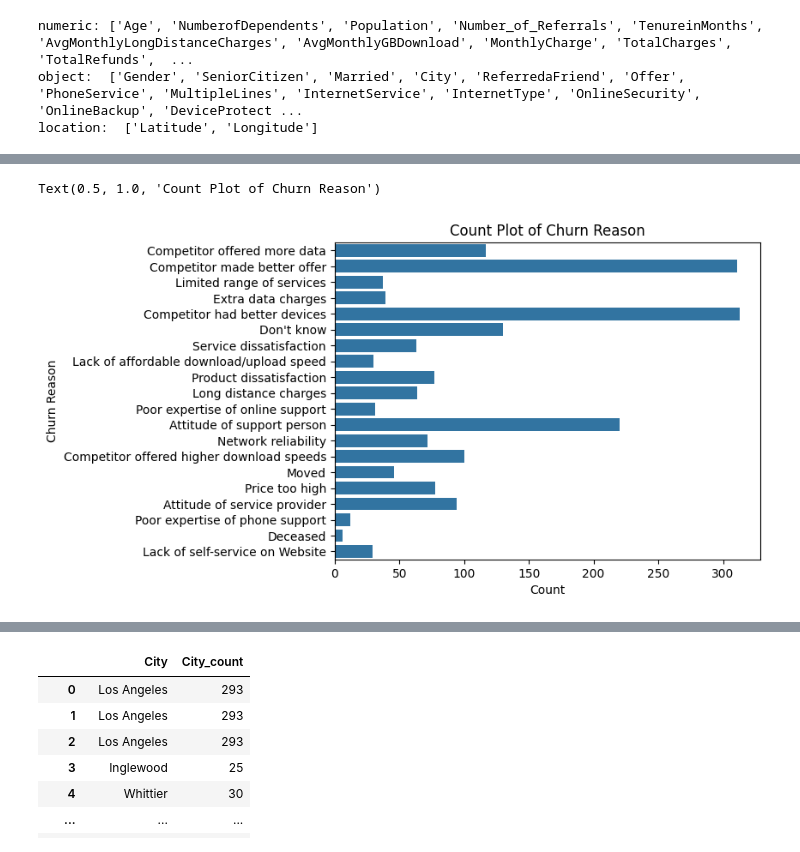
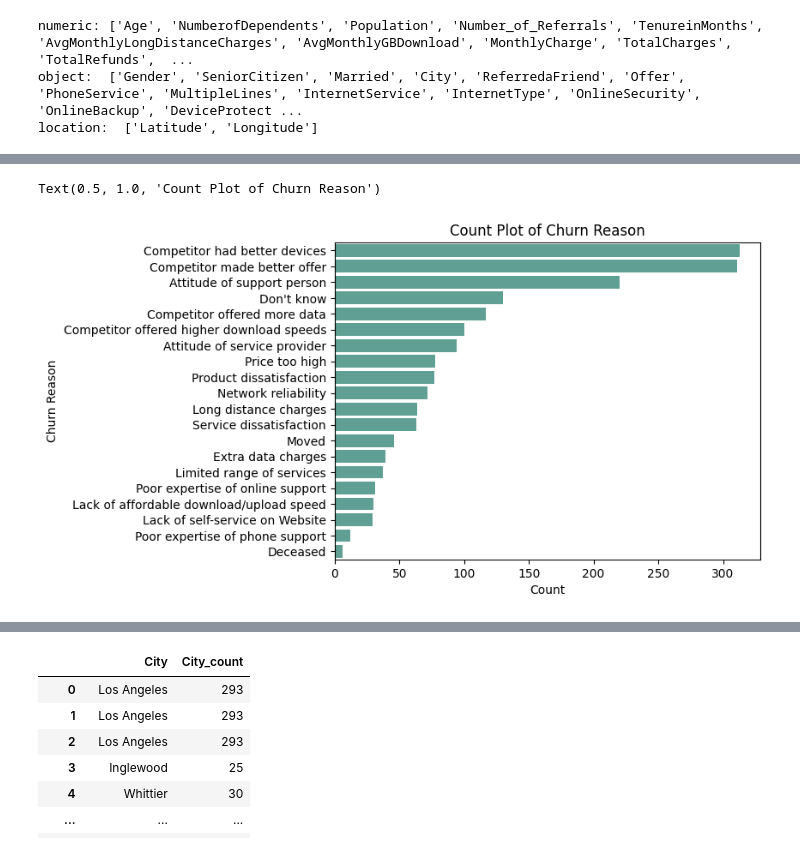
Before and after one commit to Ulderrajd/Data-Analyst-Portfolio, a Jupyter notebook: Python/TelcoCustomer.ipynb, the cells around one changed output, grey strips where cells are left out. Drawn from its saved outputs; the diff is of its cells as text; code cells hidden in the pictures.

```diff
--- a/Python/TelcoCustomer.ipynb
+++ b/Python/TelcoCustomer.ipynb
@@ -253,8 +318,8 @@ plot_countplot(df[ob].drop(columns = ['ChurnReason']))
 # %%
-sns.countplot(data = df[df['ChurnReason'] != 'No'], y = 'ChurnReason')
+sns.countplot(data = df[df['ChurnReason'] != 'No'], y = 'ChurnReason', color = '#55aa99', order = df[df['ChurnReason'] != 'No']['ChurnReason'].value_counts().index)
 plt.ylabel('Churn Reason')
 plt.xlabel('Count')
 plt.title('Count Plot of Churn Reason')
 # %% [output]
 Text(0.5, 1.0, 'Count Plot of Churn Reason')
-[figure, old version]
+[figure, new version]
```
Also changed, not shown: parts of 78 cells of this notebook.
